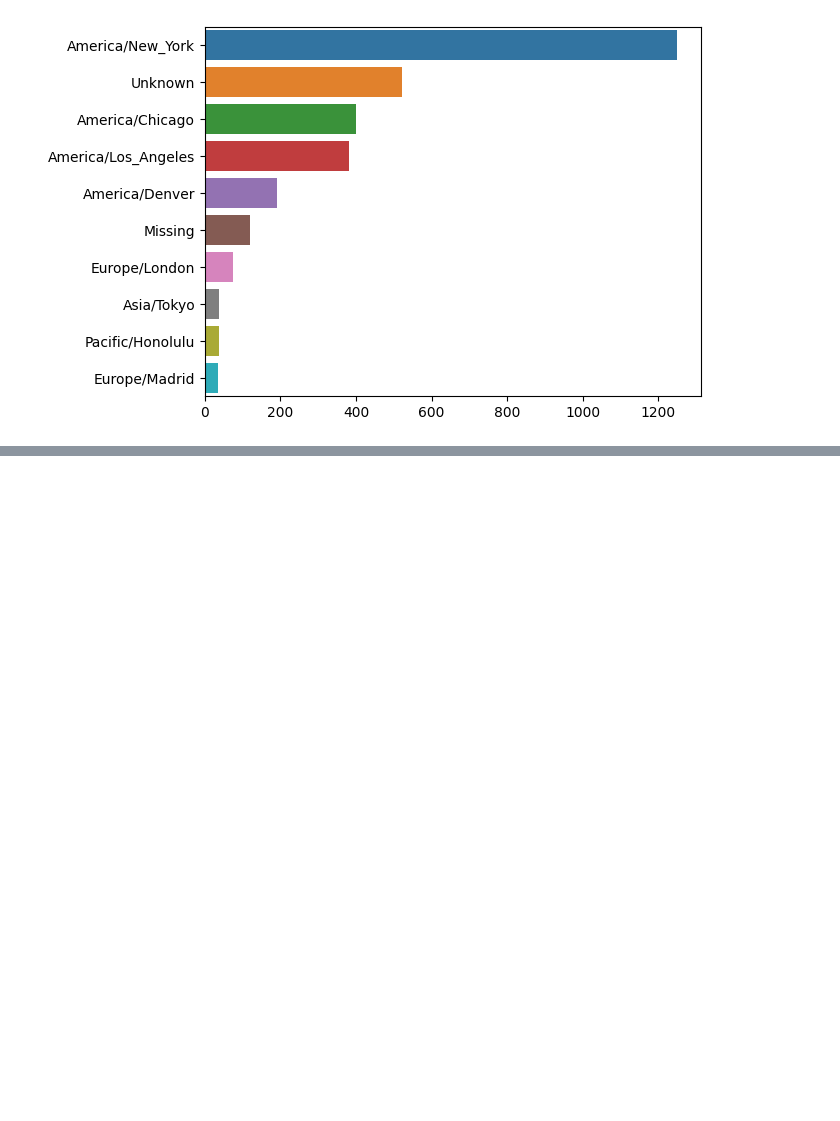
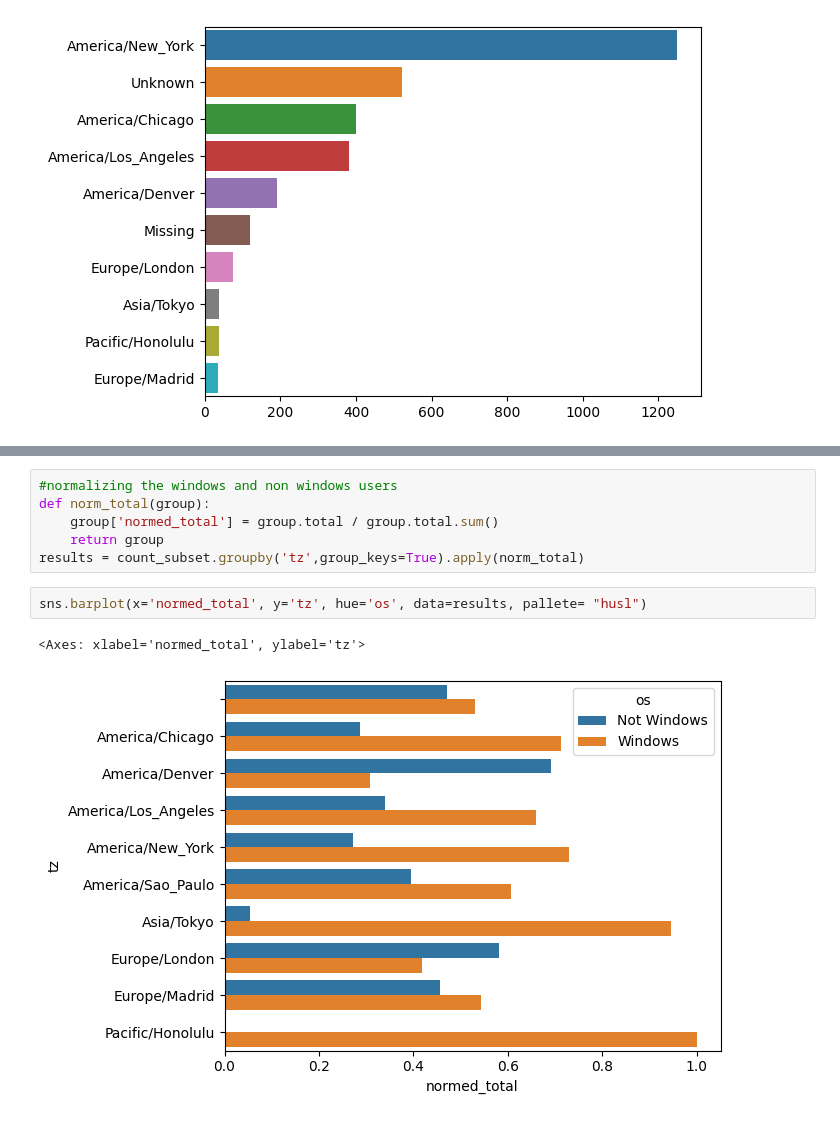
Before and after one commit to sam47-asfaw/bitly_data_analysis, a Jupyter notebook: bitly.ipynb, the cells around one changed output, grey strips where cells are left out. Cells and saved outputs as stored; diff of their text form; blank space fills up the shorter version.

```diff
--- a/bitly.ipynb
+++ b/bitly.ipynb
@@ -229,0 +381,11 @@ sns.barplot(y =vis_data.index, x =vis_data.values)
+# %%
+#normalizing the windows and non windows users
+def norm_total(group):
+    group['normed_total'] = group.total / group.total.sum()
+    return group
+results = count_subset.groupby('tz',group_keys=True).apply(norm_total)
+# %%
+sns.barplot(x='normed_total', y='tz', hue='os', data=results, pallete= "husl")
+# %% [output]
+<Axes: xlabel='normed_total', ylabel='tz'>
+[figure, added]
```
Also changed, not shown: parts of 20 cells of this notebook.
